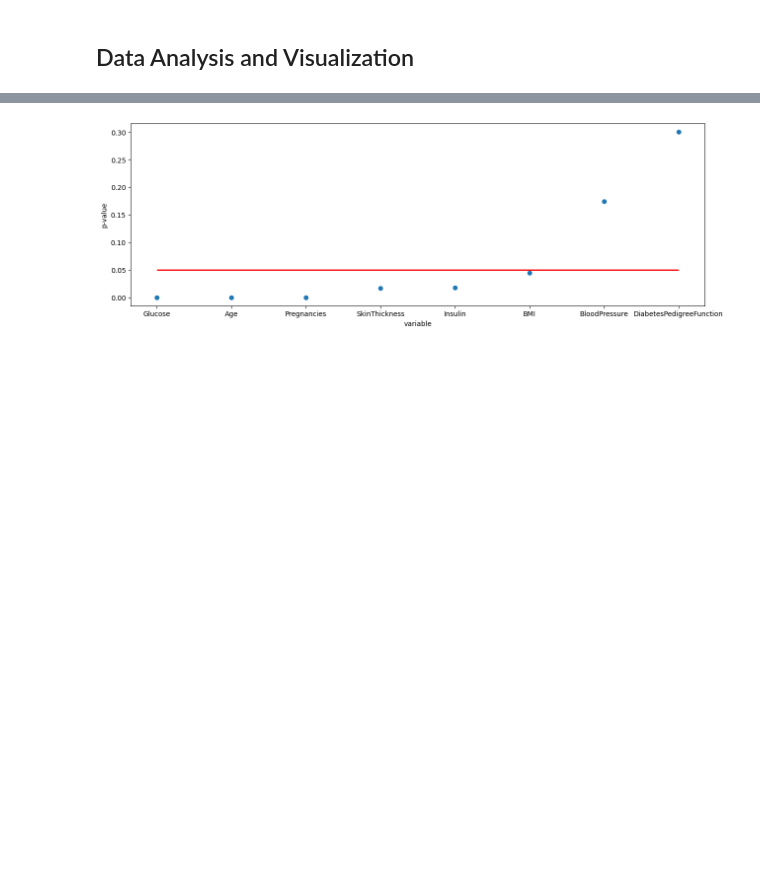
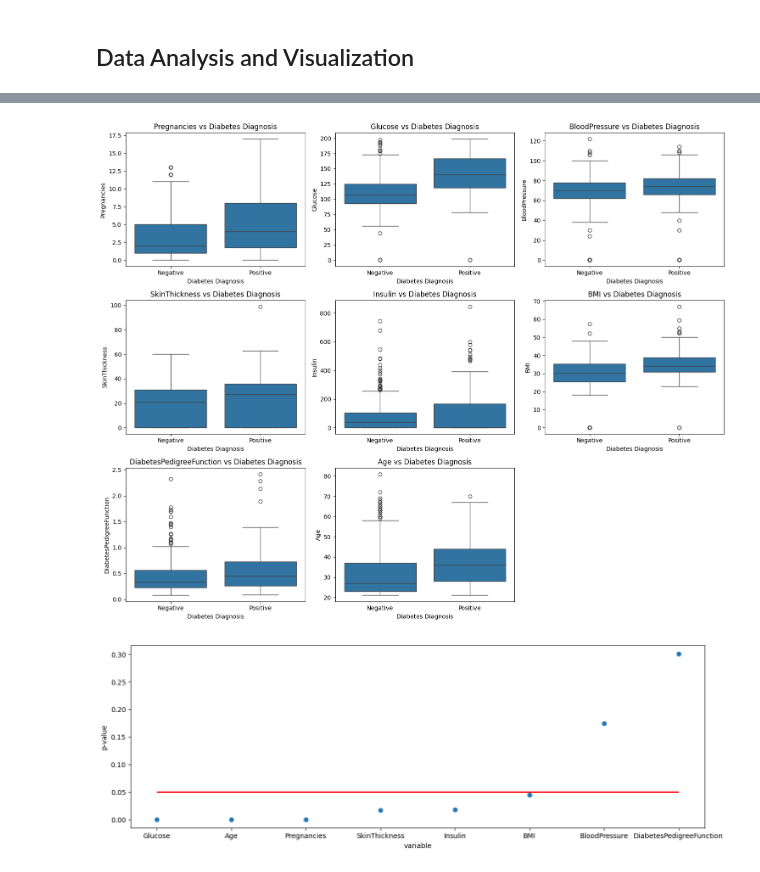
Before and after one commit to grudzinskio/DiabetesPrediction, a Jupyter notebook: FinalNotebook.ipynb, the cells around one changed output, grey strips where cells are left out. Cells and saved outputs as stored; diff of their text form; code cells hidden in the pictures; blank space fills up the shorter version.

```diff
--- a/FinalNotebook.ipynb
+++ b/FinalNotebook.ipynb
@@ -131,0 +158,18 @@ df.head()
+# %%
+features = df.columns.drop('Outcome')
+num_features = len(features)
+cols = 3
+rows = (num_features + cols - 1) // cols
+plt.figure(figsize=(5 * cols, 4 * rows))
+for i, feature in enumerate(features):
+    plt.subplot(rows, cols, i + 1)
+    sns.boxplot(x=outcomes, y=df[feature])
+    plt.xlabel("Diabetes Diagnosis")
+    plt.ylabel(feature)
+    plt.xticks([0, 1], ["Negative", "Positive"])
+    plt.title(f"{feature} vs Diabetes Diagnosis")
+
+plt.tight_layout()
+plt.show()
+# %% [output]
+[figure, added]
```
Also changed, not shown: parts of 4 cells of this notebook.
